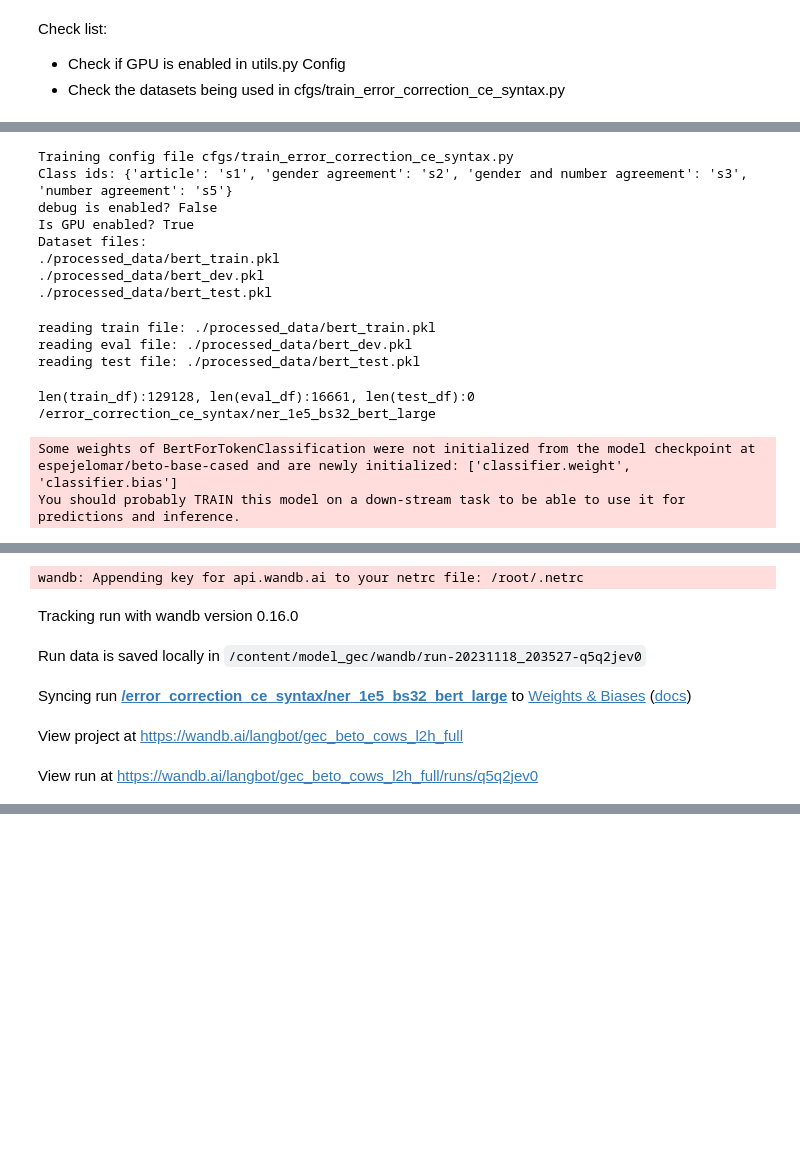
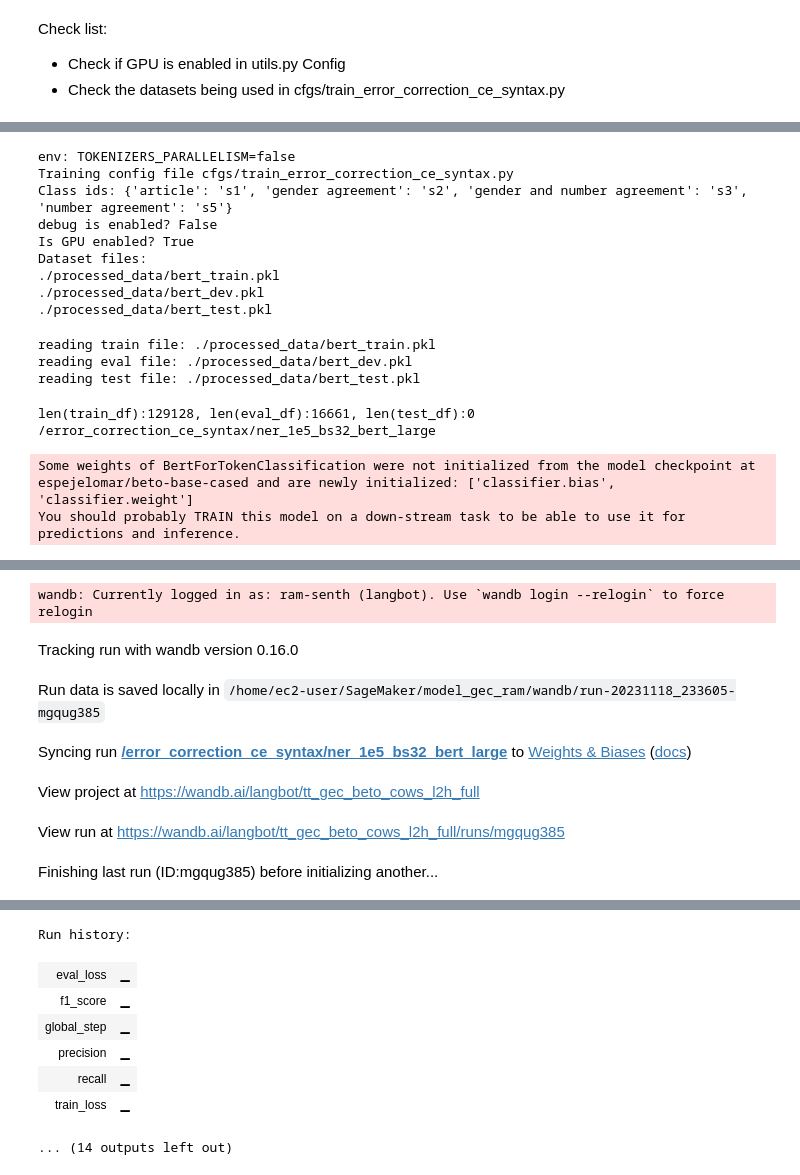
Before and after one commit to team-langbot/model_gec, a Jupyter notebook: gec_bert_train.ipynb, the cells around one changed output, grey strips where cells are left out. Drawn from its saved outputs; the diff is of its cells as text; code cells hidden in the pictures; blank space fills up the shorter version.

Commit message:
Changes for training on AWS SageMaker

```diff
--- a/gec_bert_train.ipynb
+++ b/gec_bert_train.ipynb
@@ -59,11 +84,13 @@ from ner import NERModel
 
 # Change this to True to train on GPU.
 USE_CUDA = True
-EPOCHS = 5
+EPOCHS = 1
 main_args = Config()
 # Change to small_dataset for testing logic.
 DATA = main_args.full_dataset
-WANDB_PROJECT_NAME = "gec_beto_cows_l2h_full"
+WANDB_PROJECT_NAME = "tt_gec_beto_cows_l2h_full"
+# Disable HuggingFace's perallel tokenization feature to avoid any deadlocks with our small dataset.
+%env TOKENIZERS_PARALLELISM=false
 
 train_args = Training_config(main_args.ECC_TRAIN_CONFIG)
 train_args.use_cuda = USE_CUDA
@@ -83,6 +110,7 @@ def test_config():
 
 test_config()
 # %% [output]
+env: TOKENIZERS_PARALLELISM=false
 Training config file cfgs/train_error_correction_ce_syntax.py
 Class ids: {'article': 's1', 'gender agreement': 's2', 'gender and number agreement': 's3', 'number agreement': 's5'}
 debug is enabled? False
@@ -206,9 +234,10 @@ def train(train_file, eval_file, test_file=None):
   #     result, model_outputs, predictions, out_label_list = model.eval_model(test_df, wandb_log=False)
 
   #Save model to google drive
-  model.model.save_pretrained(f'/content/drive/MyDrive/MIDS/w210/pretrained/{WANDB_PROJECT_NAME}')
-  model.tokenizer.save_pretrained(f'/content/drive/MyDrive/MIDS/w210/pretrained/{WANDB_PROJECT_NAME}')
-  model.config.save_pretrained(f'/content/drive/MyDrive/MIDS/w210/pretrained/{WANDB_PROJECT_NAME}/')
+  # Skip saving to google drive as we can use WandB.
+  # model.model.save_pretrained(f'/content/drive/MyDrive/MIDS/w210/pretrained/{WANDB_PROJECT_NAME}')
+  # model.tokenizer.save_pretrained(f'/content/drive/MyDrive/MIDS/w210/pretrained/{WANDB_PROJECT_NAME}')
+  # model.config.save_pretrained(f'/content/drive/MyDrive/MIDS/w210/pretrained/{WANDB_PROJECT_NAME}/')
 
   # Save model locally
   model.model.save_pretrained(f'outputs/{WANDB_PROJECT_NAME}')
@@ -216,10 +245,10 @@ def train(train_file, eval_file, test_file=None):
   model.config.save_pretrained(f'outputs/{WANDB_PROJECT_NAME}')
 
   # Save pickled model to wandb
-  with open(f'/content/drive/MyDrive/MIDS/w210/pretrained/{WANDB_PROJECT_NAME}.pkl', 'wb') as f:
+  with open(f'outputs/{WANDB_PROJECT_NAME}.pkl', 'wb') as f:
     pickle.dump(model, f)
     if wandb_project:
-      wandb.save(f'/content/drive/MyDrive/MIDS/w210/pretrained/{WANDB_PROJECT_NAME}.pkl')
+      wandb.save(f'outputs/{WANDB_PROJECT_NAME}.pkl')
 
   # Create metrics against the dev data set
   result, model_outputs, predictions = model.eval_model(eval_df, wandb_log=True, output_dir='outputs/', accuracy=accuracy_score)
@@ -246,5 +275,5 @@ model, eval_df, test_df = train(train_file, eval_file, test_file=None)
 # %% [output]
 len(train_df):129128, len(eval_df):16661, len(test_df):0
 /error_correction_ce_syntax/ner_1e5_bs32_bert_large
-Some weights of BertForTokenClassification were not initialized from the model checkpoint at espejelomar/beto-base-cased and are newly initialized: ['classifier.weight', 'classifier.bias']
+Some weights of BertForTokenClassification were not initialized from the model checkpoint at espejelomar/beto-base-cased and are newly initialized: ['classifier.bias', 'classifier.weight']
 You should probably TRAIN this model on a down-stream task to be able to use it for predictions and inference.
@@ -252,6 +280,7 @@ You should probably TRAIN this model on a down-stream task to be able to use it
-wandb: Appending key for api.wandb.ai to your netrc file: /root/.netrc
+wandb: Currently logged in as: ram-senth (langbot). Use `wandb login --relogin` to force relogin
 Tracking run with wandb version 0.16.0
-Run data is saved locally in /content/model_gec/wandb/run-20231118_203527-q5q2jev0
+Run data is saved locally in /home/ec2-user/SageMaker/model_gec_ram/wandb/run-20231118_233605-mgqug385
 Syncing run /error_correction_ce_syntax/ner_1e5_bs32_bert_large to Weights & Biases (docs)
-View project at https://wandb.ai/langbot/gec_beto_cows_l2h_full
+View project at https://wandb.ai/langbot/tt_gec_beto_cows_l2h_full
-View run at https://wandb.ai/langbot/gec_beto_cows_l2h_full/runs/q5q2jev0
+View run at https://wandb.ai/langbot/tt_gec_beto_cows_l2h_full/runs/mgqug385
+Finishing last run (ID:mgqug385) before initializing another...
@@ -258,3 +288,11 @@ View run at https://wandb.ai/langbot/gec_beto_cows_l2h_full/runs/q5q2jev0
+Run history:
+| eval_loss | ▁ |
+| f1_score | ▁ |
+| global_step | ▁ |
+| precision | ▁ |
+| recall | ▁ |
+| train_loss | ▁ |
+... (14 outputs left out)
 # %%
 # Explicitly close wandb project if run is aborted.
 # wandb.finish(exit_code=-1)
```
Also changed, not shown: parts of 4 cells of this notebook.
